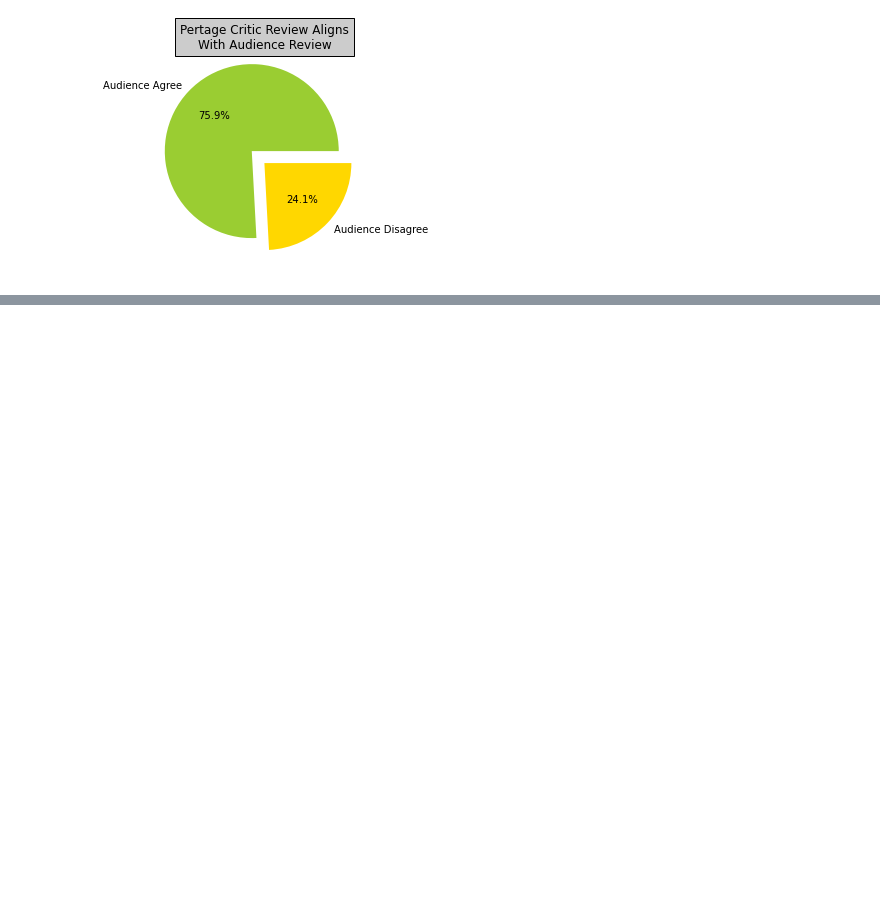
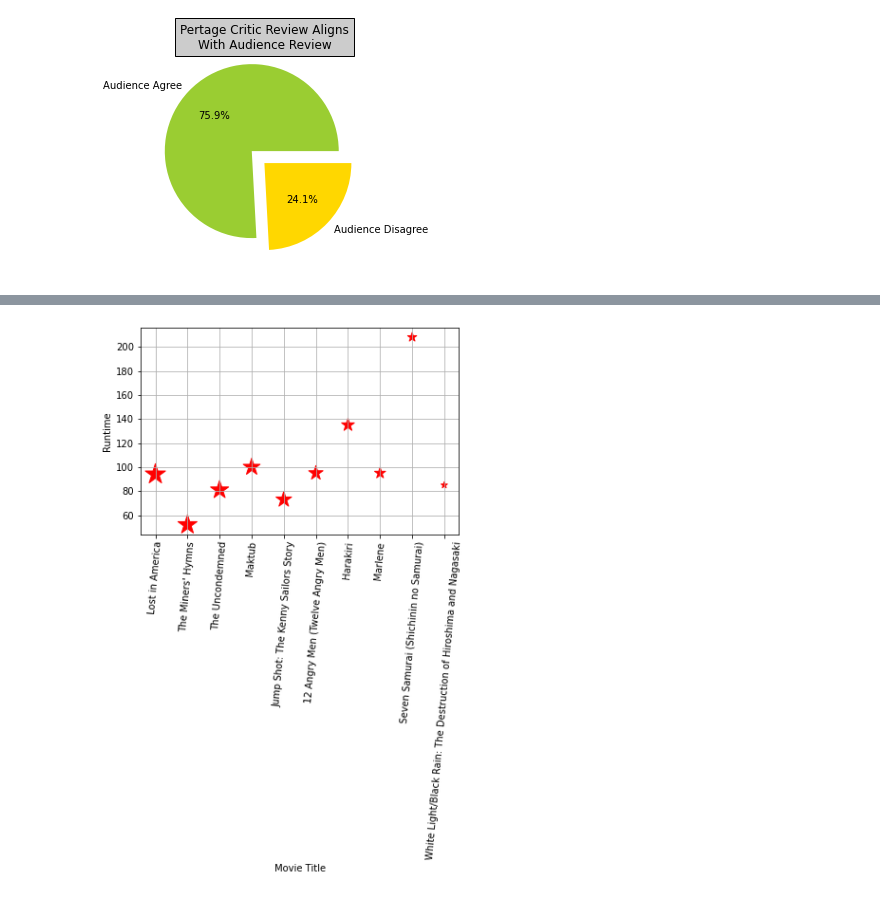
Before and after one commit to devinhughes/Rotten_tomatoes_project, a Jupyter notebook: Visualizations.ipynb, the cells around one changed output, grey strips where cells are left out. Drawn from its saved outputs; the diff is of its cells as text; code cells hidden in the pictures; blank space fills up the shorter version.

Commit message:
Try new Visualisations

```diff
--- a/Visualizations.ipynb
+++ b/Visualizations.ipynb
@@ -281,0 +272,11 @@ bot_movies.head()
+# %%
+size=[500, 450 , 400, 350, 300, 250, 200, 150, 100, 50]
+x=top_movies["movie_title"]
+y=top_movies["runtime"]
+plt.scatter(x,y, marker="*", s=size, color="red")
+plt.xticks(rotation=85)
+plt.xlabel("Movie Title")
+plt.ylabel("Runtime")
+plt.grid()
+# %% [output]
+[figure, added]
```
Also changed, not shown: parts of 12 cells of this notebook.
